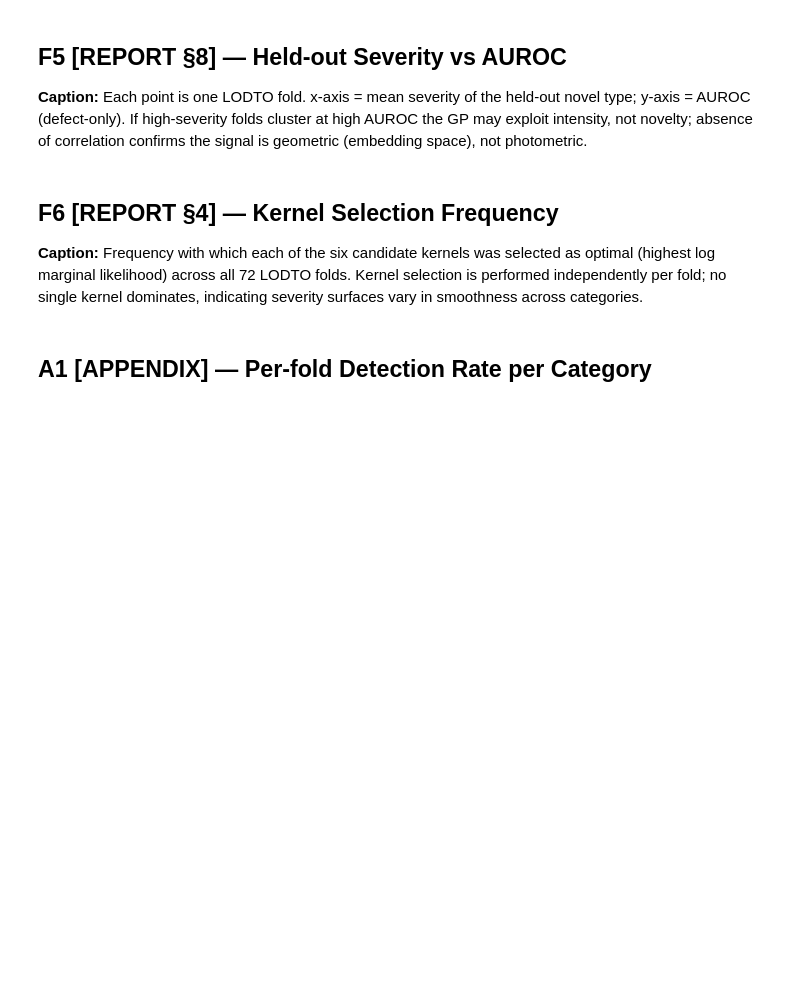
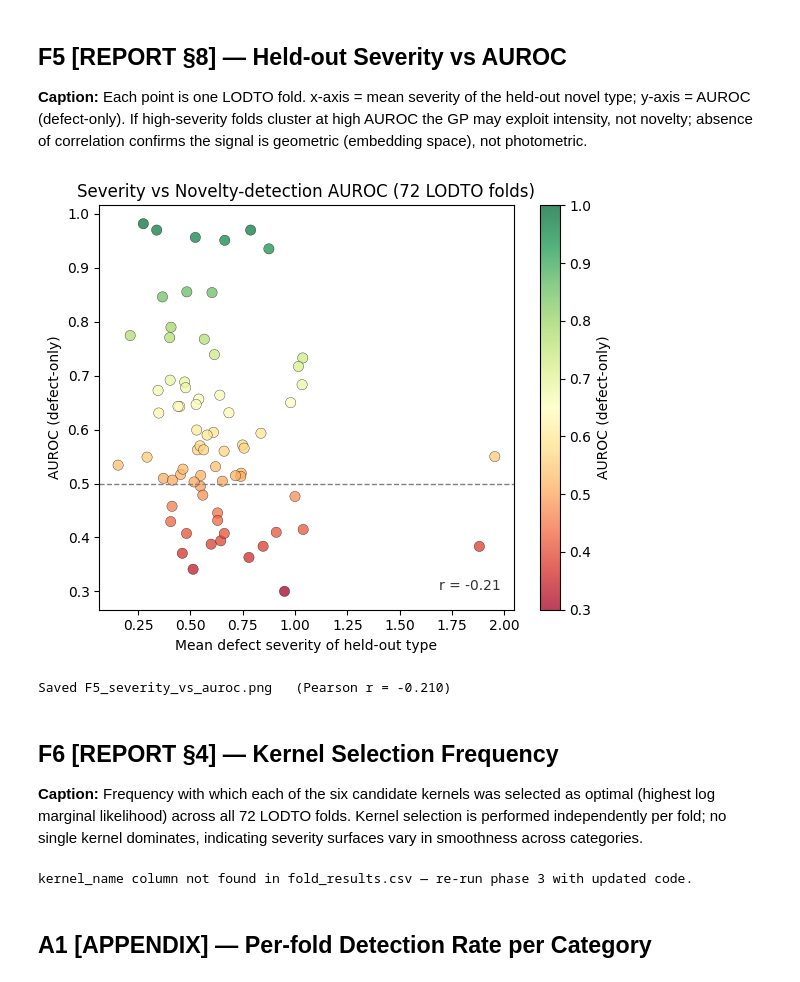
Before and after one commit to Manjil-Karki/GP-anomaly, a Jupyter notebook: notebooks/results.ipynb, the cells around one changed output. Saved outputs shown, nothing was run; the diff lists cells and outputs as text; code cells hidden in the pictures; blank space fills up the shorter version.

```diff
--- a/notebooks/results.ipynb
+++ b/notebooks/results.ipynb
@@ -280,34 +308,37 @@ def mean_sev(val):
     if isinstance(val, str):
         import ast
         try: return np.mean(ast.literal_eval(val))
         except: return np.nan
     return float(val)
 
-fold_df["mean_test_sev"] = fold_df["test_severity"].apply(mean_sev)
+fold_df["mean_test_sev"] = fold_df["rmse_log_severity"]
 
 fig, ax = plt.subplots(figsize=(6, 5))
 sc = ax.scatter(
     fold_df["mean_test_sev"], fold_df["auroc_do"],
     c=fold_df["auroc_do"], cmap="RdYlGn", vmin=0.3, vmax=1.0,
     s=55, alpha=0.75, edgecolors="k", linewidths=0.3,
 )
 plt.colorbar(sc, ax=ax, label="AUROC (defect-only)")
 ax.axhline(0.5, ls="--", color="gray", lw=1)
 
 # correlation annotation
 valid = fold_df[["mean_test_sev","auroc_do"]].dropna()
 r = np.corrcoef(valid["mean_test_sev"], valid["auroc_do"])[0,1]
 ax.text(0.97, 0.05, f"r = {r:.2f}", transform=ax.transAxes,
         ha="right", fontsize=10, color="#333")
 
 ax.set_xlabel("Mean defect severity of held-out type")
 ax.set_ylabel("AUROC (defect-only)")
 ax.set_title("Severity vs Novelty-detection AUROC (72 LODTO folds)")
 
 plt.tight_layout()
 plt.savefig(FIG_DIR / "F5_severity_vs_auroc.png")
 plt.show()
 print(f"Saved F5_severity_vs_auroc.png   (Pearson r = {r:.3f})")
+# %% [output]
+[figure, added]
+Saved F5_severity_vs_auroc.png   (Pearson r = -0.210)
 # %% [markdown]
 ## F6  [REPORT §4] — Kernel Selection Frequency
 
@@ -347,6 +378,8 @@ if "kernel_name" in fold_df.columns:
     print("Saved F6_kernel_selection.png")
 else:
     print("kernel_name column not found in fold_results.csv — re-run phase 3 with updated code.")
+# %% [output]
+kernel_name column not found in fold_results.csv — re-run phase 3 with updated code.
 # %% [markdown]
 ## A1  [APPENDIX] — Per-fold Detection Rate per Category
 # %%
```
Also changed, not shown: parts of 12 cells of this notebook, 3 other files.
